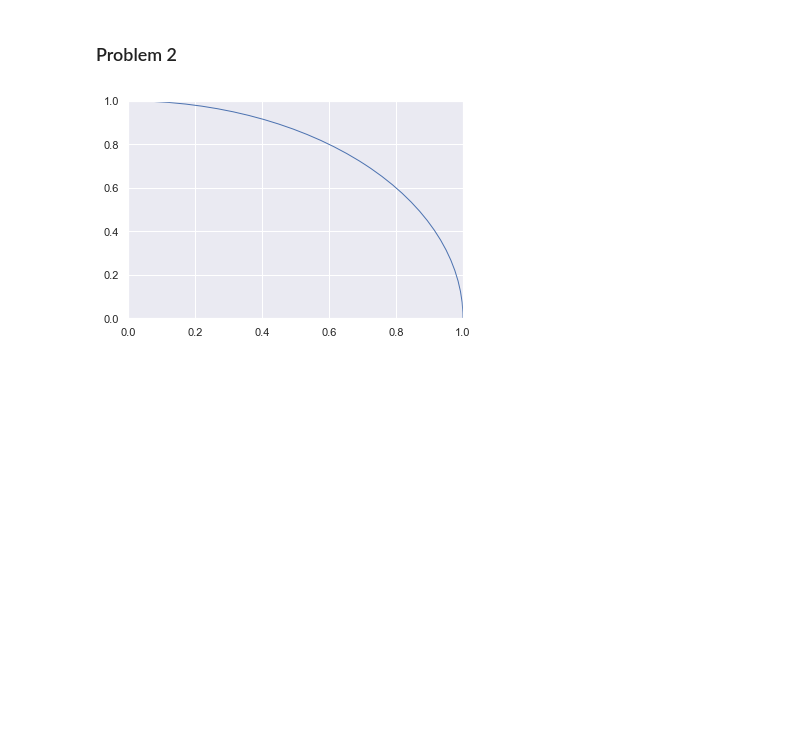
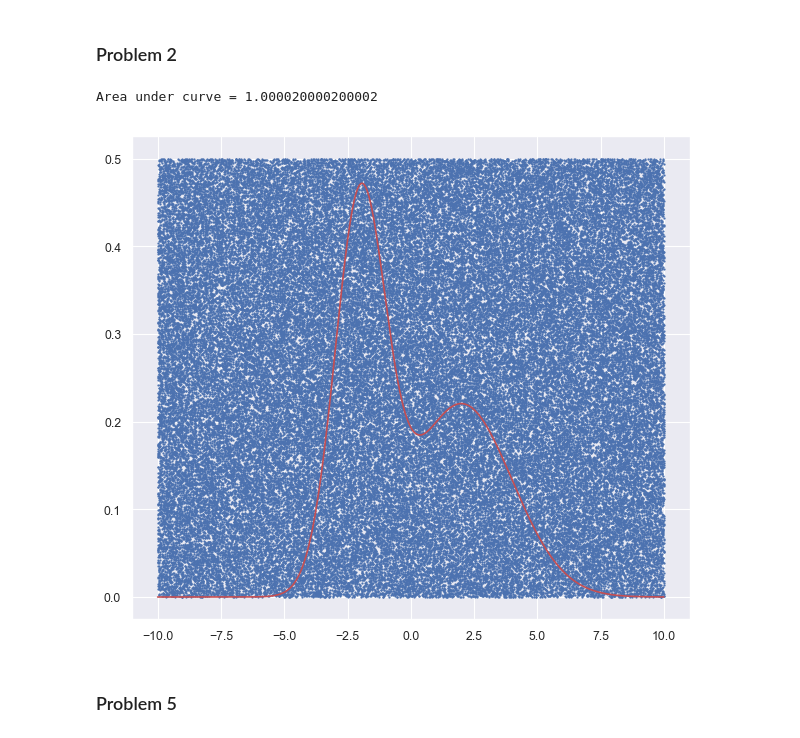
Before and after one commit to christion-b/DATA1401, a Jupyter notebook: Homework/Homework 6/answers_hw6.ipynb, the cells around one changed output. Drawn from its saved outputs; the diff is of its cells as text; code cells hidden in the pictures; blank space fills up the shorter version.

```diff
--- a/Homework/Homework 6/answers_hw6.ipynb
+++ b/Homework/Homework 6/answers_hw6.ipynb
@@ -173,20 +173,39 @@ plt.show()
 # %% [markdown]
 ### Problem 2
-# %%
-import numpy as np
-
-def equation():
-
-nsim=1000
-xlim
-ylim
-xrange
-yrange
-# %%
-fig = plt.figure()
-ax = fig.add_subplot(1, 1, 1)
-circ = plt.Circle((0, 0), radius=1, edgecolor='b', facecolor='None')
-ax.add_patch(circ)
-plt.show()
-# %% [output]
-[figure, removed]
+# %%
+import numpy as np
+import math
+import random as rnd
+
+def equation(x): return (1/(np.sqrt(2+np.pi)))*np.exp(-((x+2)**2)/2)+(1/(2*np.sqrt(2+np.pi)))*np.exp(-((x-2)**2)/8)
+
+#create figure
+x = np.linspace(-10,10,100000)
+fig = plt.figure( figsize=(9, 8)\
+                , dpi= 80\
+                , facecolor='w' \
+                , edgecolor='w' \
+                )
+ax = fig.add_subplot(1,1,1)
+ax.plot(x,equation(x),color = "r")
+dart_crd = np.zeros((len(x),2))
+counter = 0
+
+#generate points and plot
+for i in range(len(x)):
+    a = 20*rnd.random()-10
+    b = 0.5*rnd.random()
+    dart_crd[i,:] = [a,b]
+
+if b < equation(b):
+    counter += 1
+
+ax.scatter(dart_crd[:,0],dart_crd[:,1], s = 1)
+
+area = (counter+len(x)) / (len(x)-counter)
+print("Area under curve = {}".format(area))
+# %% [output]
+Area under curve = 1.000020000200002
+[figure, added]
+# %% [markdown]
+### Problem 5
```
Also changed, not shown: parts of 4 cells of this notebook, 1 other file.
